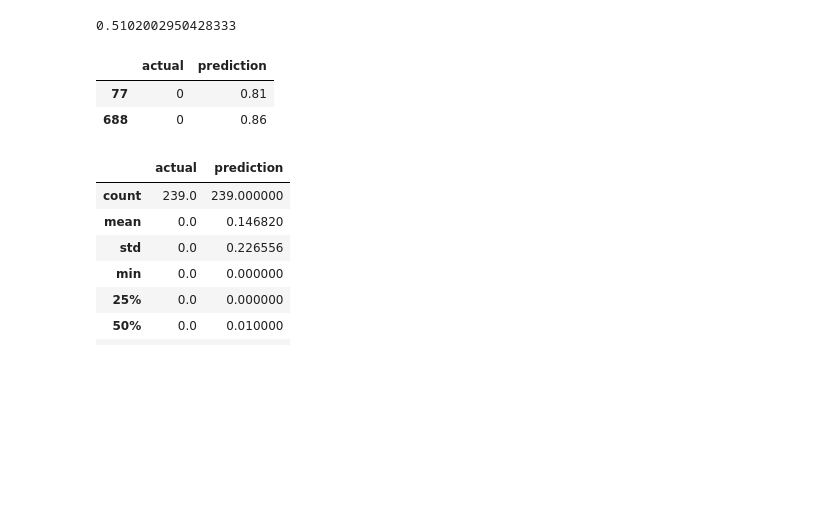
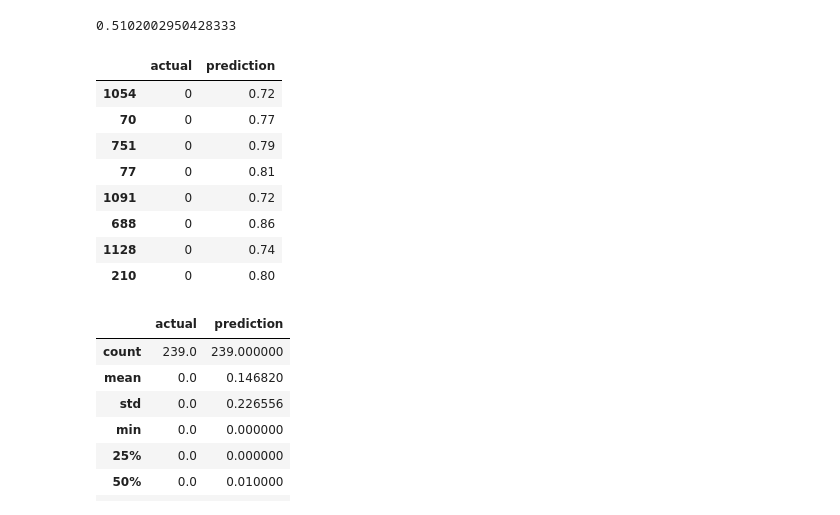
Before and after one commit to liyingli0818/instagram_account_type_predictor, a Jupyter notebook: fcc_model.ipynb, the cells around one changed output. Cells and saved outputs as stored; diff of their text form; code cells hidden in the pictures; blank space fills up the shorter version.

```diff
--- a/fcc_model.ipynb
+++ b/fcc_model.ipynb
@@ -276,11 +289,17 @@ cv_logloss_rf1
 # %%
 y_test_pred1 = pd.DataFrame({'actual':y_test,'prediction':y_pred_rf})
 y_test_pred_filtered1 = y_test_pred1[y_test_pred1['actual']== 0]
-y_test_pred_filtered1[y_test_pred_filtered1['prediction'] > 0.8]
+y_test_pred_filtered1[y_test_pred_filtered1['prediction'] > 0.7]
 # %% [output]
 |  | actual | prediction |
+| 1054 | 0 | 0.72 |
+| 70 | 0 | 0.77 |
+| 751 | 0 | 0.79 |
 | 77 | 0 | 0.81 |
+| 1091 | 0 | 0.72 |
 | 688 | 0 | 0.86 |
+| 1128 | 0 | 0.74 |
+| 210 | 0 | 0.80 |
 # %%
 y_test_pred_filtered1.describe()
 # %% [output]
```
Also changed, not shown: parts of 4 cells of this notebook, 5 other files.
